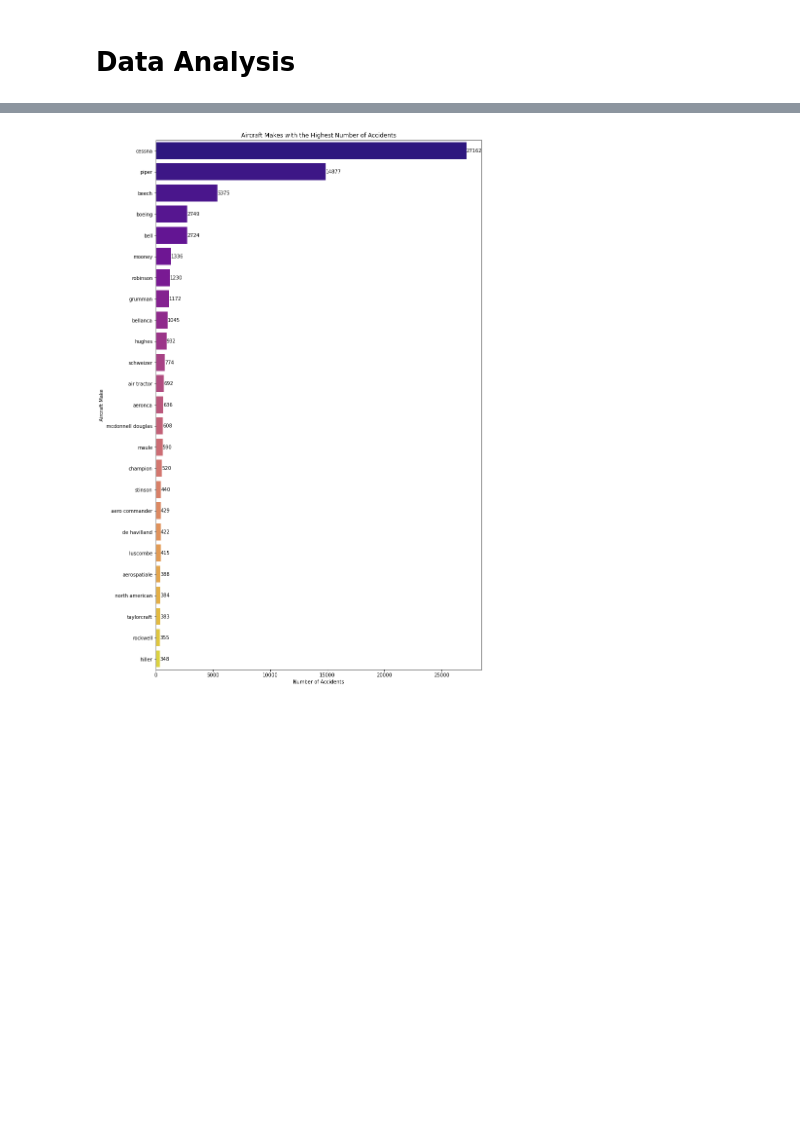
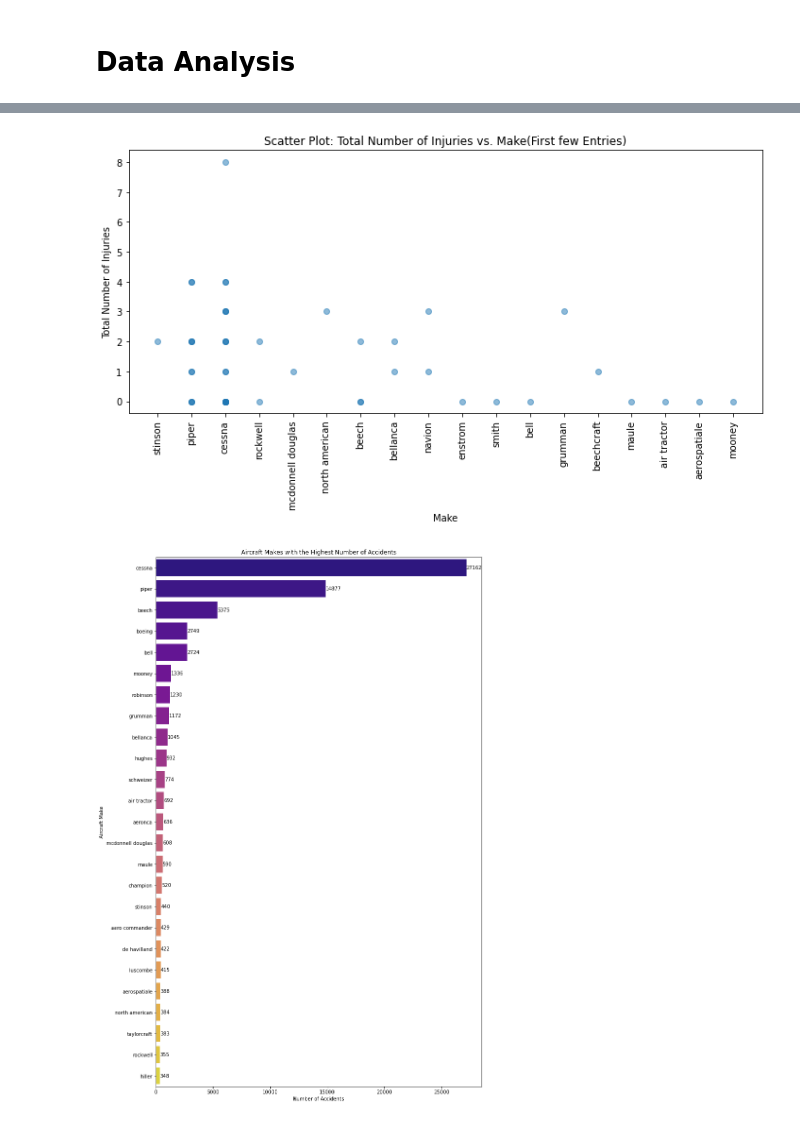
Before and after one commit to lorna-creator/my_projectP1, a Jupyter notebook: Project_1.ipynb, the cells around one changed output, grey strips where cells are left out. Drawn from its saved outputs; the diff is of its cells as text; code cells hidden in the pictures; blank space fills up the shorter version.

```diff
--- a/Project_1.ipynb
+++ b/Project_1.ipynb
@@ -534,3 +574,20 @@ plt.show()
+# %%
+subset_data =df.head(50)
+
+# Adding the injuries
+Total_injuries = df['Total.Fatal.Injuries'] + df['Total.Minor.Injuries'] + df['Total.Serious.Injuries']
+
+# Plotting the scatter plot
+plt.figure(figsize=(10, 6))
+plt.scatter(subset_data['Make'], Total_injuries.head(50), alpha=0.5)
+plt.xlabel('Make')
+plt.ylabel('Total Number of Injuries')
+plt.title('Scatter Plot: Total Number of Injuries vs. Make(First few Entries)')
+plt.xticks(rotation=90)  # Rotate x-axis labels for readability
+plt.tight_layout()
+plt.show()
+# %% [output]
+[figure, added]
 # %%
 # Count accidents by 'Make'
 accident_counts = df.groupby('Make').size().reset_index(name='accident_count')
```
Also changed, not shown: parts of 36 cells of this notebook, 12 other files.
